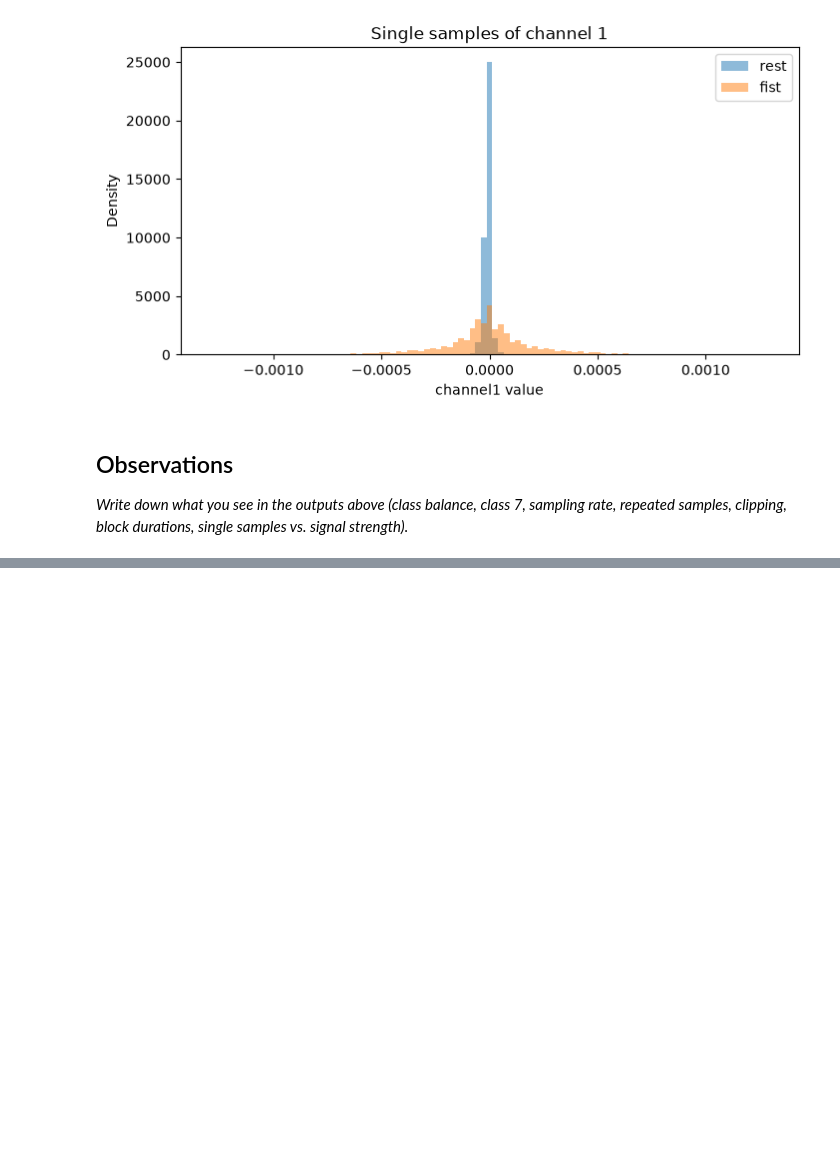
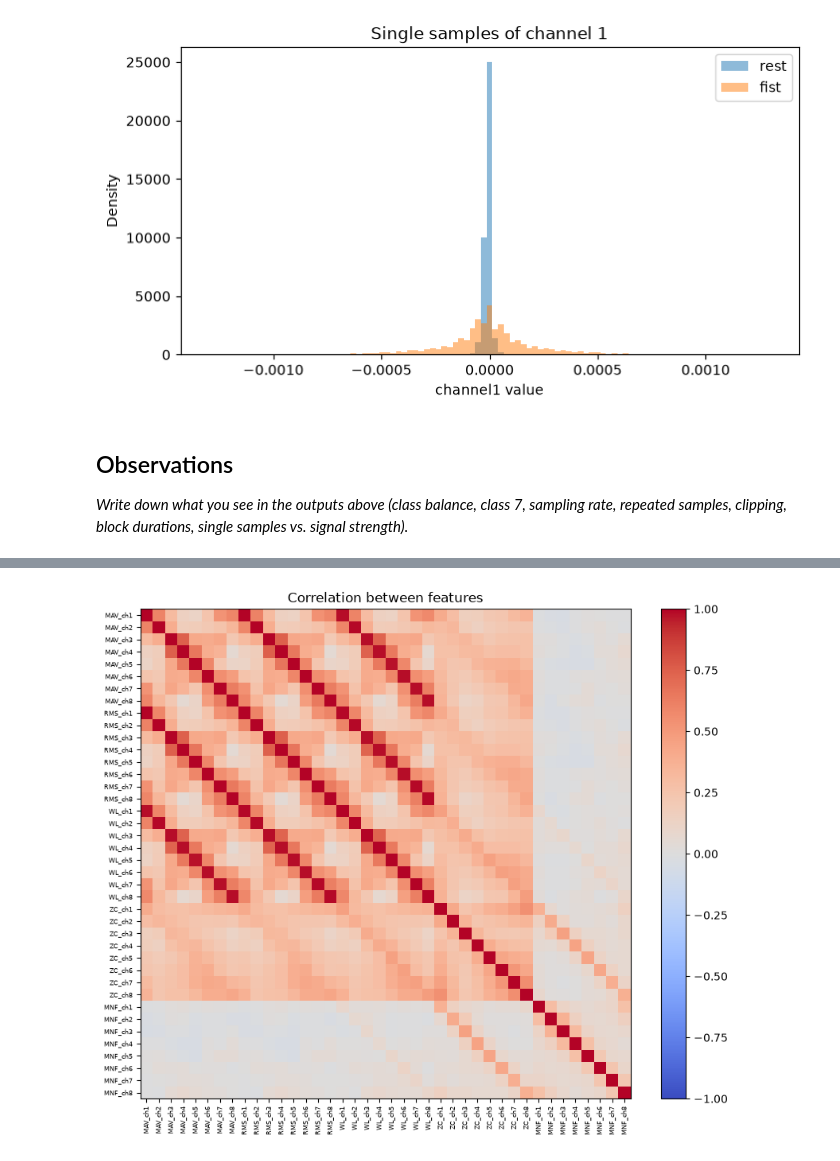
Before and after one commit to Aslakoi/EMG_classification, a Jupyter notebook: main.ipynb, the cells around one changed output, grey strips where cells are left out. Cells and saved outputs as stored; diff of their text form; code cells hidden in the pictures; blank space fills up the shorter version.

```diff
--- a/main.ipynb
+++ b/main.ipynb
@@ -315,0 +646,13 @@ _Write down what you see in the outputs above (class balance, class 7, sampling
+# %%
+# Correlation matrix of all 40 features
+corr_matrix = train[feature_names].corr()
+
+plt.figure(figsize=(10,8))
+plt.imshow(corr_matrix, cmap='coolwarm', vmin=-1, vmax=1)
+plt.colorbar()
+plt.xticks(range(len(feature_names)), feature_names, rotation=90, fontsize=6)
+plt.yticks(range(len(feature_names)), feature_names, fontsize=6)
+plt.title('Correlation between features')
+plt.show()
+# %% [output]
+[figure, added]
```
Also changed, not shown: parts of 42 cells of this notebook, 1 other file.
